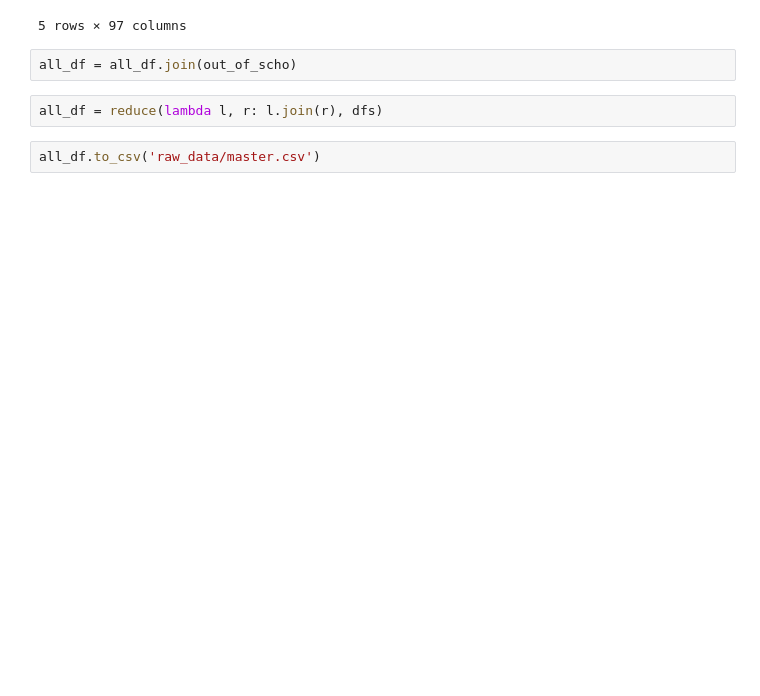
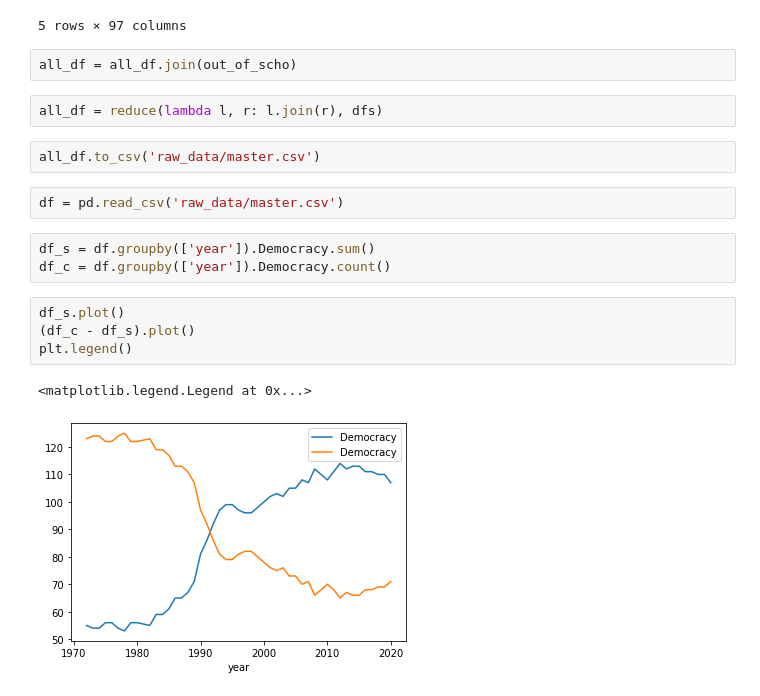
Before and after one commit to SanteriVtj/Econometrics-Capstone, a Jupyter notebook: data.ipynb, the cells around one changed output. Drawn from its saved outputs; the diff is of its cells as text; blank space fills up the shorter version.

```diff
--- a/data.ipynb
+++ b/data.ipynb
@@ -354,3 +355,15 @@ all_df = all_df.join(out_of_scho)
 all_df = reduce(lambda l, r: l.join(r), dfs)
 # %%
 all_df.to_csv('raw_data/master.csv')
+# %%
+df = pd.read_csv('raw_data/master.csv')
+# %%
+df_s = df.groupby(['year']).Democracy.sum()
+df_c = df.groupby(['year']).Democracy.count()
+# %%
+df_s.plot()
+(df_c - df_s).plot()
+plt.legend()
+# %% [output]
+<matplotlib.legend.Legend at 0x...>
+[figure, added]
```
Also changed, not shown: parts of 1 cell of this notebook, 5 other files.
